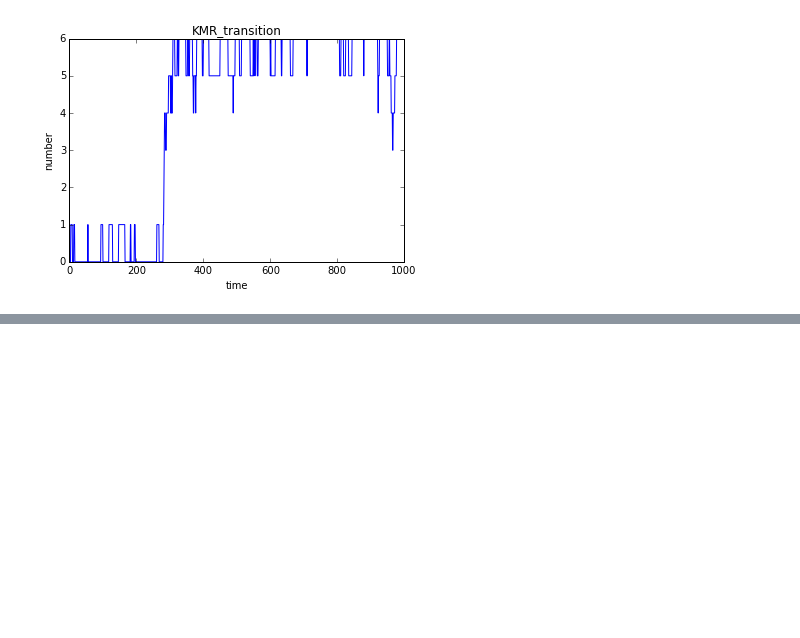
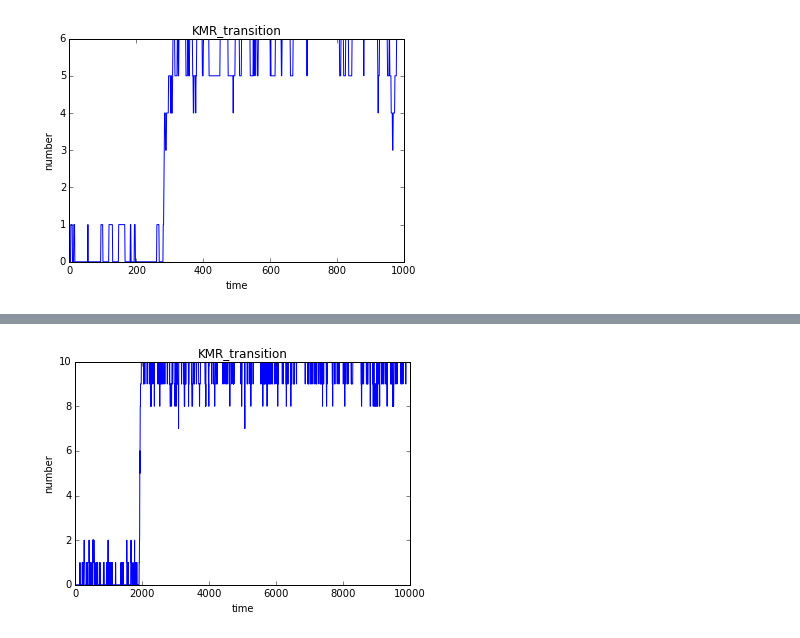
Before and after one commit to keiikegami/KMR, a Jupyter notebook: KMR_class.ipynb, the cells around one changed output, grey strips where cells are left out. Cells and saved outputs as stored; diff of their text form; code cells hidden in the pictures; blank space fills up the shorter version.

```diff
--- a/KMR_class.ipynb
+++ b/KMR_class.ipynb
@@ -474,0 +622,2 @@ z.simulation()
+# %%
+kmr = KMR(10 ,0.05,10000,0)
@@ -474,0 +671,4 @@ z.simulation()
+# %%
+kmr.simulation()
+# %% [output]
+[figure, added]
```
Also changed, not shown: parts of 7 cells of this notebook.
